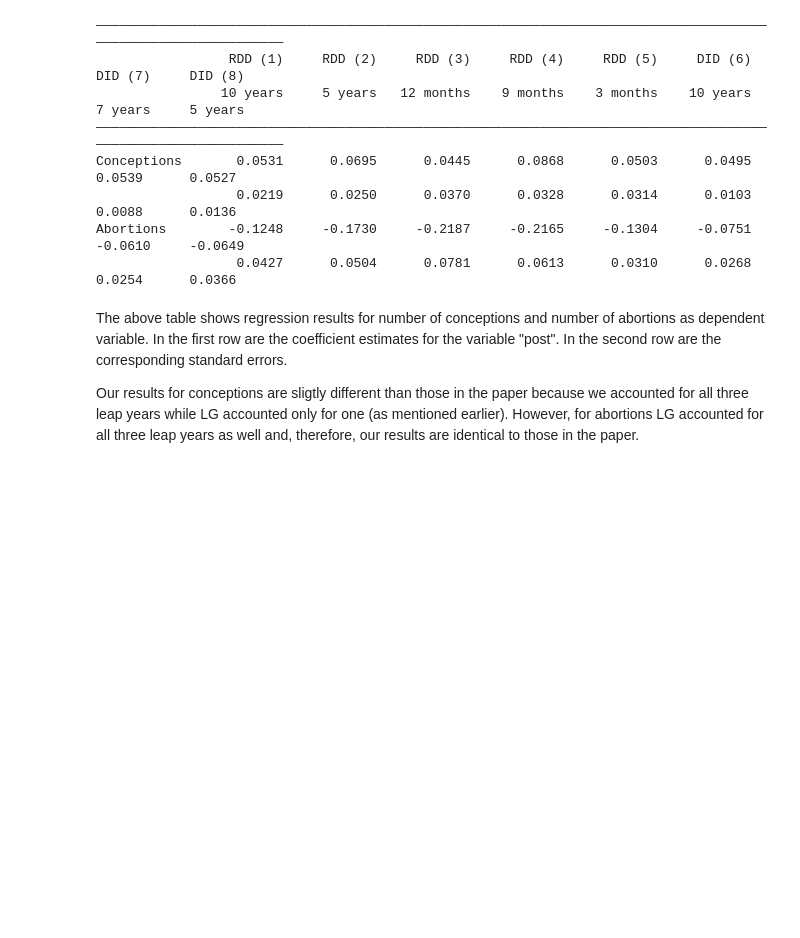
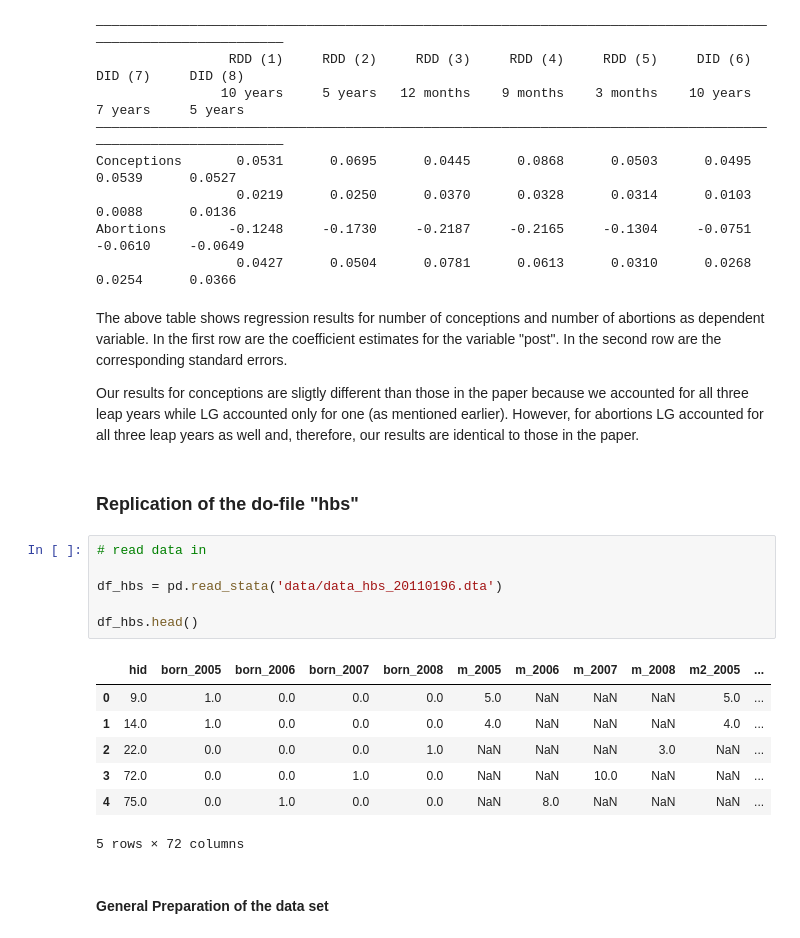
Before and after one commit to marclipfert/student-project-antonia-marc, a Jupyter notebook: student_project_Antonia_Marc.ipynb, the cells around one changed output. Drawn from its saved outputs; the diff is of its cells as text; blank space fills up the shorter version.

```diff
--- a/student_project_Antonia_Marc.ipynb
+++ b/student_project_Antonia_Marc.ipynb
@@ -572,3 +585,21 @@ Abortions        -0.1248     -0.1730     -0.2187     -0.2165     -0.1304     -0.
 The above table shows regression results for number of conceptions and number of abortions as dependent variable. In the first row are the coefficient estimates for the variable "post". In the second row are the corresponding standard errors.
 
 Our results for conceptions are sligtly different than those in the paper because we accounted for all three leap years while LG accounted only for one (as mentioned earlier). However, for abortions LG accounted for all three leap years as well and, therefore, our results are identical to those in the paper.
+# %% [markdown]
+### Replication of the do-file "hbs"
+# %%
+# read data in
+
+df_hbs = pd.read_stata('data/data_hbs_20110196.dta')
+
+df_hbs.head()
+# %% [output]
+|  | hid | born_2005 | born_2006 | born_2007 | born_2008 | m_2005 | m_2006 | m_2007 | m_2008 | m2_2005 | ... |
+| 0 | 9.0 | 1.0 | 0.0 | 0.0 | 0.0 | 5.0 | NaN | NaN | NaN | 5.0 | ... |
+| 1 | 14.0 | 1.0 | 0.0 | 0.0 | 0.0 | 4.0 | NaN | NaN | NaN | 4.0 | ... |
+| 2 | 22.0 | 0.0 | 0.0 | 0.0 | 1.0 | NaN | NaN | NaN | 3.0 | NaN | ... |
+| 3 | 72.0 | 0.0 | 0.0 | 1.0 | 0.0 | NaN | NaN | 10.0 | NaN | NaN | ... |
+| 4 | 75.0 | 0.0 | 1.0 | 0.0 | 0.0 | NaN | 8.0 | NaN | NaN | NaN | ... |
+5 rows × 72 columns
+# %% [markdown]
+#### General Preparation of the data set
```
Also changed, not shown: parts of 28 cells of this notebook, 1 other file.
